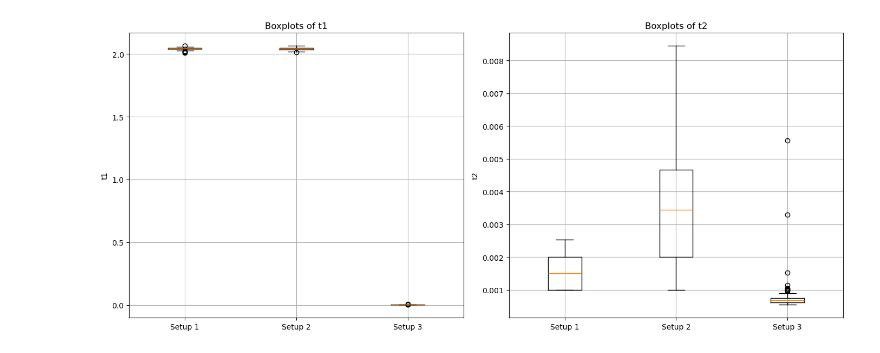
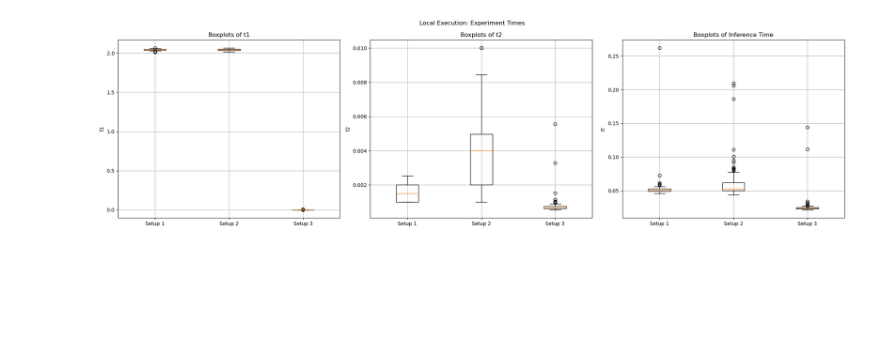
Before and after one commit to CorpaciLC/Data-Intensive-Computing-2024S, a Jupyter notebook: Exercise 3/timeEval.ipynb, the cells around one changed output. Drawn from its saved outputs; the diff is of its cells as text; code cells hidden in the pictures; blank space fills up the shorter version.

Commit message:
Local Time Eval finished

```diff
--- a/Exercise 3/timeEval.ipynb
+++ b/Exercise 3/timeEval.ipynb
@@ -4,24 +4,30 @@ import matplotlib.pyplot as plt
 # %%
 s1_local_client_TT_path = 'output/local_client_TT_Claudia.txt'
 s1_local_server_TT_path = 'output/local_server_TT_Claudia.txt'
+s1_local_IT_path = 'output/local_server_IT_Claudia.txt'
 
 s2_local_client_TT_path = 'output/local_client_TT_Luiza.txt'
 s2_local_server_TT_path = 'output/local_server_TT_Luiza.txt'
+s2_local_IT_path = 'output/local_server_IT_Luiza.txt'
 
 s3_local_client_TT_path = 'output/local_client_TT_Jam.txt'
 s3_local_server_TT_path = 'output/local_server_TT_Jam.txt'
+s3_local_IT_path = 'output/local_server_IT_Jam.txt'
 # %%
 s1_local_client_TT = pd.read_csv(s1_local_client_TT_path, sep=',', header=None, names=['id', 't1_client', 't2_client'])
 s1_local_server_TT = pd.read_csv(s1_local_server_TT_path, sep=',', header=None, names=['id', 't1_server', 't2_server'])
 s1_local_TT = pd.merge(s1_local_client_TT, s1_local_server_TT, on='id')
+s1_local_IT = pd.read_csv(s1_local_IT_path, sep=',', header=None, names=['id', 'it', 'it_average'])
 
 s2_local_client_TT = pd.read_csv(s2_local_client_TT_path, sep=',', header=None, names=['id', 't1_client', 't2_client'])
 s2_local_server_TT = pd.read_csv(s2_local_server_TT_path, sep=',', header=None, names=['id', 't1_server', 't2_server'])
 s2_local_TT = pd.merge(s2_local_client_TT, s2_local_server_TT, on='id')
+s2_local_IT = pd.read_csv(s2_local_IT_path, sep=',', header=None, names=['id', 'it', 'it_average'])
 
 s3_local_client_TT = pd.read_csv(s3_local_client_TT_path, sep=',', header=None, names=['id', 't1_client', 't2_client'])
 s3_local_server_TT = pd.read_csv(s3_local_server_TT_path, sep=',', header=None, names=['id', 't1_server', 't2_server'])
 s3_local_TT = pd.merge(s3_local_client_TT, s3_local_server_TT, on='id')
+s3_local_IT = pd.read_csv(s3_local_IT_path, sep=',', header=None, names=['id', 'it', 'it_average'])
 # %%
 s1_local_TT['t1'] = s1_local_TT['t1_server'] - s1_local_TT['t1_client']
 s1_local_TT['t2'] = s1_local_TT['t2_client'] - s1_local_TT['t2_server']
@@ -32,23 +38,31 @@ s2_local_TT['t2'] = s2_local_TT['t2_client'] - s2_local_TT['t2_server']
 s3_local_TT['t1'] = s3_local_TT['t1_server'] - s3_local_TT['t1_client']
 s3_local_TT['t2'] = s3_local_TT['t2_client'] - s3_local_TT['t2_server']
 # %%
-plt.figure(figsize=(14, 6))
+plt.figure(figsize=(21, 6))
+plt.suptitle("Local Execution: Experiment Times")
 
 # Boxplots for t1
-plt.subplot(1, 2, 1)
+plt.subplot(1, 3, 1)
 plt.boxplot([s1_local_TT['t1'], s2_local_TT['t1'], s3_local_TT['t1']], vert=True, labels=['Setup 1', 'Setup 2', 'Setup 3'])
 plt.title('Boxplots of t1')
 plt.ylabel('t1')
 plt.grid(True)
 
 # Boxplots for t2
-plt.subplot(1, 2, 2)
+plt.subplot(1, 3, 2)
 plt.boxplot([s1_local_TT['t2'], s2_local_TT['t2'], s3_local_TT['t2']], vert=True, labels=['Setup 1', 'Setup 2', 'Setup 3'])
 plt.title('Boxplots of t2')
 plt.ylabel('t2')
 plt.grid(True)
 
+# Boxplots for IT
+plt.subplot(1, 3, 3)
+plt.boxplot([s1_local_IT['it'], s2_local_IT['it'], s3_local_IT['it']], vert=True, labels=['Setup 1', 'Setup 2', 'Setup 3'])
+plt.title('Boxplots of Inference Time')
+plt.ylabel('IT')
+plt.grid(True)
+
 plt.tight_layout()
 plt.show()
 # %% [output]
-[figure, old version]
+[figure, new version]
```
